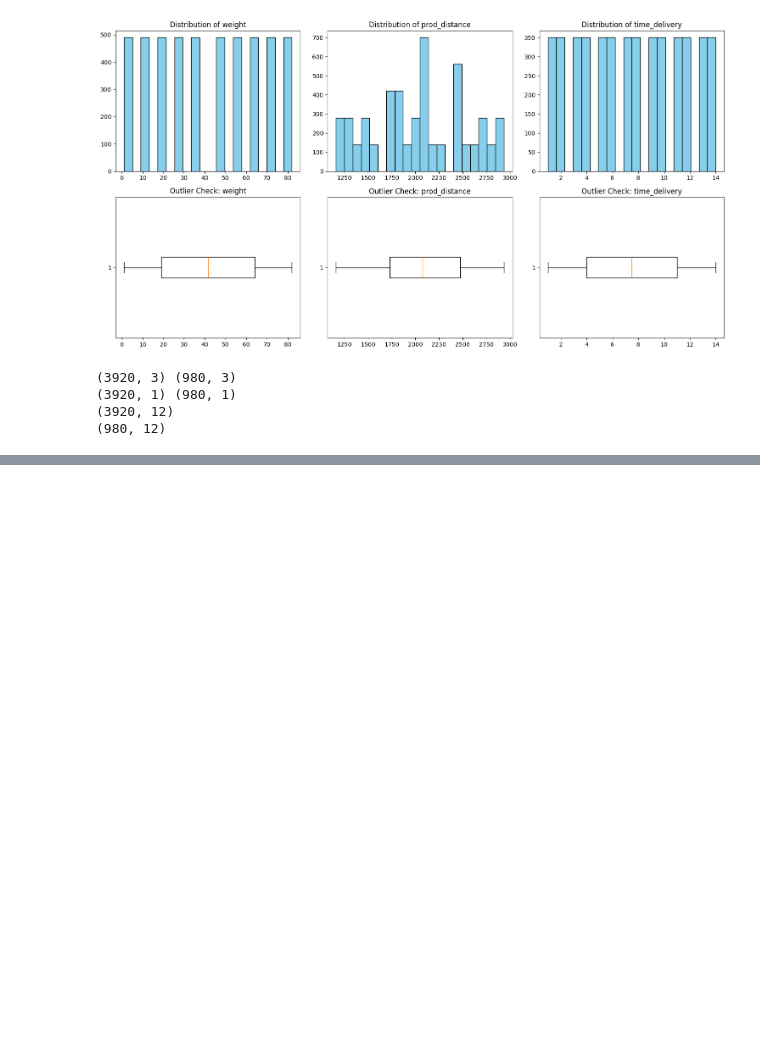
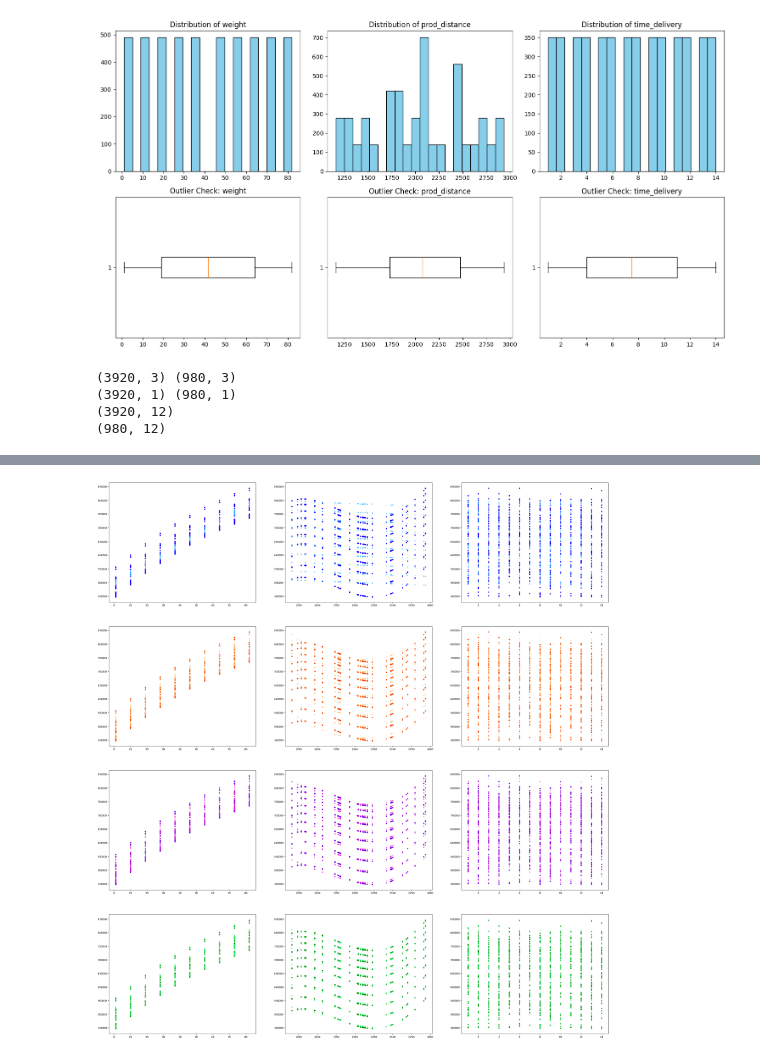
Before and after one commit to Geniendevenir/Piscine_ML, a Jupyter notebook: mod07-2/ex10/gaucamole.ipynb, the cells around one changed output, grey strips where cells are left out. Cells and saved outputs as stored; diff of their text form; code cells hidden in the pictures; blank space fills up the shorter version.

```diff
--- a/mod07-2/ex10/gaucamole.ipynb
+++ b/mod07-2/ex10/gaucamole.ipynb
@@ -241,2 +290,23 @@ KeyboardInterrupt:
+# %%
+
+""""""""""""""""""""""""""""""""""""""""""""""""""
+"""				SETUP VISUALIATION		   	   """
+""""""""""""""""""""""""""""""""""""""""""""""""""
+
+#Prepare Data for clean visualisation
+
+#Group Models and X/Y Sets and Prepare Colors for visualisation
+models = [pm_1, pm_2, pm_3, pm_4]
+degrees = [1, 2, 3, 4]
+
+train_set = [X_train_poly_1, X_train_poly_2, X_train_poly_3, X_train_poly_4]
+
+test_set = [X_test_poly_1, X_test_poly_2, X_test_poly_3, X_test_poly_4]
+
+dataset = [train_set, test_set]
+Y_set = [Y_train, Y_test]
+
+colors_data_1 = ["#1900FF", "#F74E00", "#7700E7", "#058F00"]
+colors_data_2 = ["#41B9FF", "#FFC17B", "#EC1FD1", "#25FF6E"]
 # %%
 
@@ -274,0 +387,25 @@ print(f"{loss_test_1.item():f}") """
+# %%
+""""""""""""""""""""""""""""""""""""""""""""""""""""""""
+"""				PREDICTION CLOUD VISUALIATION		 """
+""""""""""""""""""""""""""""""""""""""""""""""""""""""""
+
+#Plot Cloud Prediction per model per features (excluding polynomial artificial features)
+fig, axes = plt.subplots(4, 3, figsize=(36, 40))
+
+for row in range(4):
+	model = models[row]
+
+	curr_test_set = test_set[row]
+	y_hat = model.predict_(curr_test_set)
+
+	#Make a prediction on the testing set
+	color_labeled = colors_data_1[row]
+	color_predict = colors_data_2[row]
+
+	for col in range(3):
+		curr_X_test = X_test[:, col]
+		#Plot the Labeled Dataset Point
+		axes[row, col].scatter(curr_X_test, Y_test, s=15, color=color_labeled)
+		axes[row, col].scatter(curr_X_test, y_hat, s=5, color=color_predict)
+# %% [output]
+[figure, added]
```
Also changed, not shown: parts of 10 cells of this notebook, 3 other files.
